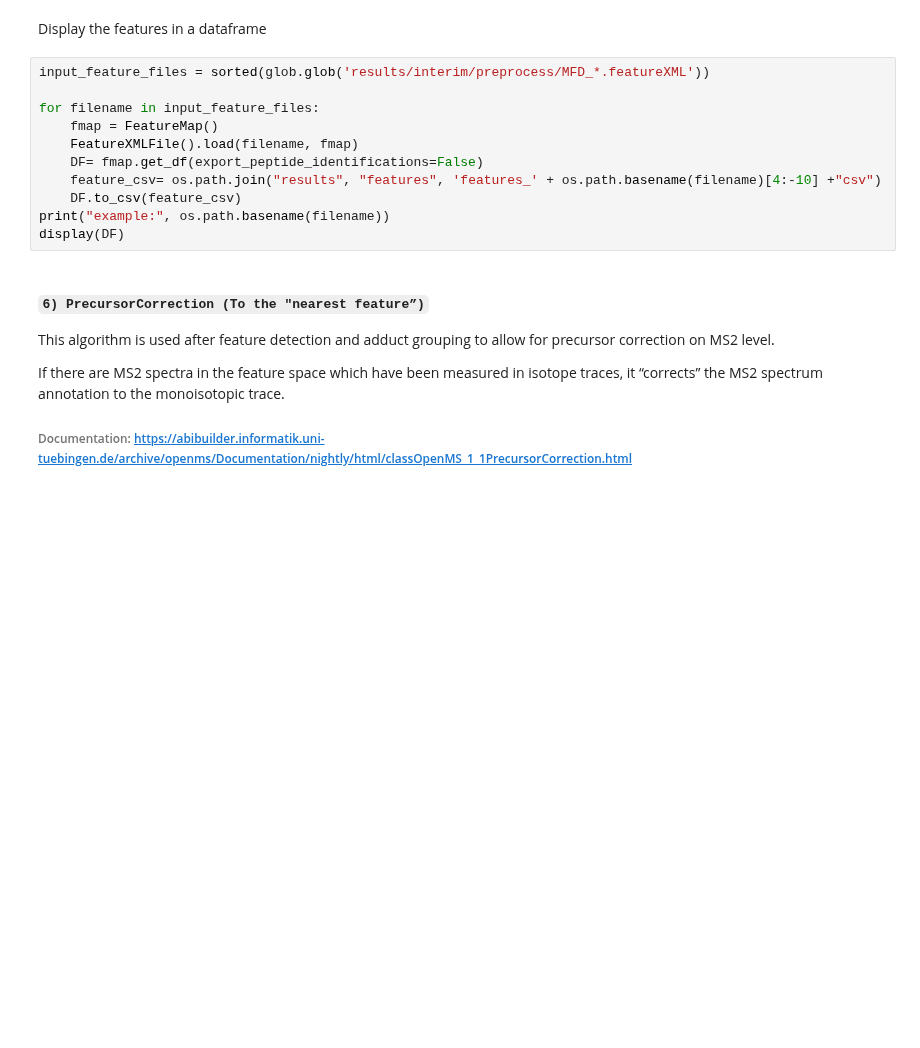
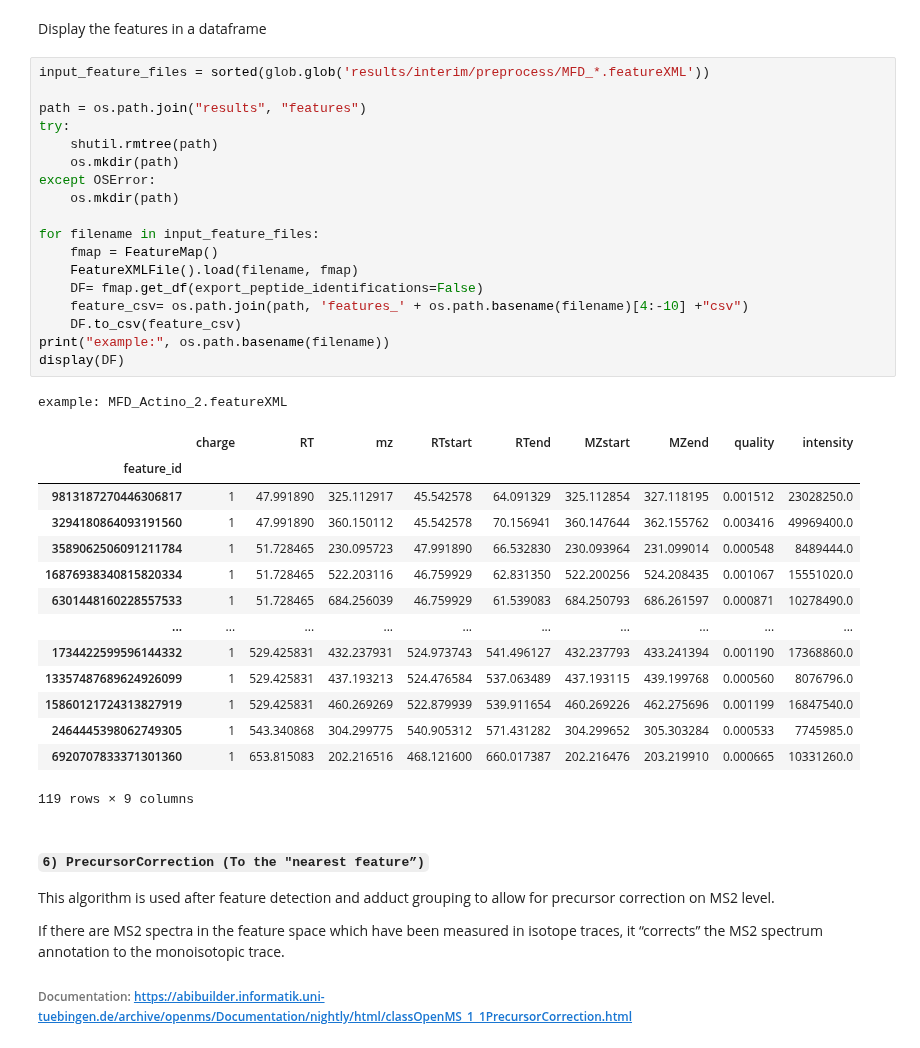
Before and after one commit to eeko-kon/pyOpenMS_UmetaFlow, a Jupyter notebook: 1_Preprocessing.ipynb, the cells around one changed output. Saved outputs shown, nothing was run; the diff lists cells and outputs as text; blank space fills up the shorter version.

```diff
--- a/1_Preprocessing.ipynb
+++ b/1_Preprocessing.ipynb
@@ -175,15 +193,38 @@ for filename in input_mzml_files:
 Display the features in a dataframe
 # %%
 input_feature_files = sorted(glob.glob('results/interim/preprocess/MFD_*.featureXML'))
+
+path = os.path.join("results", "features")
+try:
+    shutil.rmtree(path)
+    os.mkdir(path)
+except OSError:
+    os.mkdir(path)
 
 for filename in input_feature_files:
     fmap = FeatureMap()
     FeatureXMLFile().load(filename, fmap)
     DF= fmap.get_df(export_peptide_identifications=False)
-    feature_csv= os.path.join("results", "features", 'features_' + os.path.basename(filename)[4:-10] +"csv")
+    feature_csv= os.path.join(path, 'features_' + os.path.basename(filename)[4:-10] +"csv")
     DF.to_csv(feature_csv)
 print("example:", os.path.basename(filename))
 display(DF)
+# %% [output]
+example: MFD_Actino_2.featureXML
+|  | charge | RT | mz | RTstart | RTend | MZstart | MZend | quality | intensity |
+| feature_id |  |  |  |  |  |  |  |  |  |
+| 9813187270446306817 | 1 | 47.991890 | 325.112917 | 45.542578 | 64.091329 | 325.112854 | 327.118195 | 0.001512 | 23028250.0 |
+| 3294180864093191560 | 1 | 47.991890 | 360.150112 | 45.542578 | 70.156941 | 360.147644 | 362.155762 | 0.003416 | 49969400.0 |
+| 3589062506091211784 | 1 | 51.728465 | 230.095723 | 47.991890 | 66.532830 | 230.093964 | 231.099014 | 0.000548 | 8489444.0 |
+| 16876938340815820334 | 1 | 51.728465 | 522.203116 | 46.759929 | 62.831350 | 522.200256 | 524.208435 | 0.001067 | 15551020.0 |
+| 6301448160228557533 | 1 | 51.728465 | 684.256039 | 46.759929 | 61.539083 | 684.250793 | 686.261597 | 0.000871 | 10278490.0 |
+| ... | ... | ... | ... | ... | ... | ... | ... | ... | ... |
+| 1734422599596144332 | 1 | 529.425831 | 432.237931 | 524.973743 | 541.496127 | 432.237793 | 433.241394 | 0.001190 | 17368860.0 |
+| 13357487689624926099 | 1 | 529.425831 | 437.193213 | 524.476584 | 537.063489 | 437.193115 | 439.199768 | 0.000560 | 8076796.0 |
+| 15860121724313827919 | 1 | 529.425831 | 460.269269 | 522.879939 | 539.911654 | 460.269226 | 462.275696 | 0.001199 | 16847540.0 |
+| 2464445398062749305 | 1 | 543.340868 | 304.299775 | 540.905312 | 571.431282 | 304.299652 | 305.303284 | 0.000533 | 7745985.0 |
+| 6920707833371301360 | 1 | 653.815083 | 202.216516 | 468.121600 | 660.017387 | 202.216476 | 203.219910 | 0.000665 | 10331260.0 |
+119 rows × 9 columns
 # %% [markdown]
 #### `6) PrecursorCorrection (To the "nearest feature”)`
 
```
Also changed, not shown: parts of 20 cells of this notebook.
